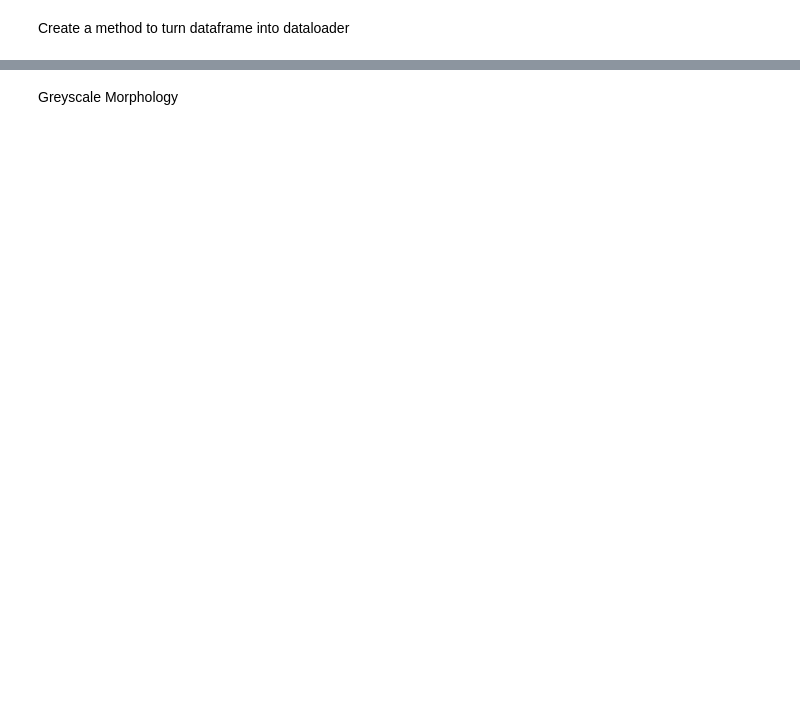
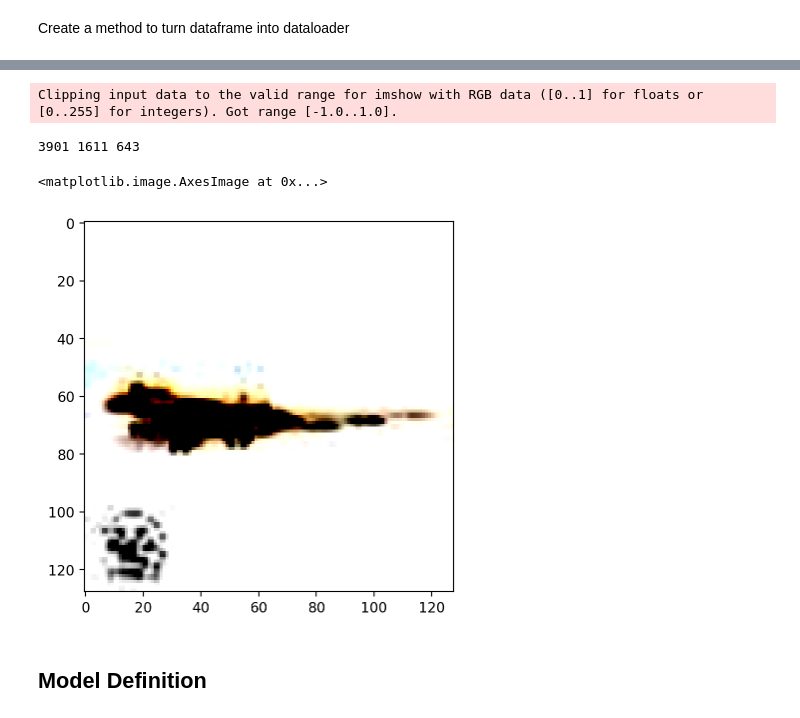
Before and after one commit to AriSinervo/CSE-144-Gecko-Classification-, a Jupyter notebook: Gecko_Morph_Classification.ipynb, the cells around one changed output, grey strips where cells are left out. Drawn from its saved outputs; the diff is of its cells as text; code cells hidden in the pictures; blank space fills up the shorter version.

```diff
--- a/Gecko_Morph_Classification.ipynb
+++ b/Gecko_Morph_Classification.ipynb
@@ -337,2 +625,0 @@ data_augmentation = tf.keras.Sequential([
-# %% [markdown]
-Greyscale Morphology
@@ -341,0 +682,47 @@ Greyscale Morphology
+# %%
+transform_train = transforms.Compose([
+    transforms.RandomResizedCrop(size=(im_size, im_size), scale=(0.8, 1.2)),
+    transforms.RandomHorizontalFlip(),
+    transforms.RandomVerticalFlip(),
+    transforms.RandomRotation(90),
+    transforms.RandomAffine(degrees=0, translate=(0.1, 0.1)),
+    transforms.ToTensor(),
+    FixedContrastTransform(2.5),
+    transforms.Normalize((0.5, 0.5, 0.5), (0.5, 0.5, 0.5))
+    #transforms.Normalize(mean=mean, std=std)
+])
+
+transform_test = transforms.Compose([
+    transforms.Resize((im_size, im_size)),
+    transforms.ToTensor(),
+    FixedContrastTransform(2.5),
+    transforms.Normalize((0.5, 0.5, 0.5), (0.5, 0.5, 0.5))
+])
+# %%
+perm = torch.randperm(784)
+random.seed(time.time())
+#train_df, test_df = train_test_split(df_cleaned, test_size=0.2, random_state=random.randint(0, 100))
+#train_df, test_df = train_test_split(distr_color, test_size=0.2, random_state=random.randint(0, 100))
+#train_df, val_df = train_test_split(df_cleaned, test_size=0.1, random_state=random.randint(0, 100))
+#test_df = drop_rows(test_df, image_names_to_drop)
+#print(len(train_df), len(test_df))
+#print(len(train_df), len(val_df), len(test_df))
+#val_df = val_df.iloc[:-4]
+print(len(train_df), len(val_df), len(test_df))
+
+batch_size = 32
+gecko_dataloader_train = Df_Loader(train_df, batch_size=batch_size, shuffle=True, transform=transform_train)
+gecko_dataloader_val = Df_Loader(val_df, batch_size=batch_size, shuffle=True, transform=transform_test)
+gecko_dataloader_test = Df_Loader(test_df, batch_size=batch_size, shuffle=True, transform=transform_test)
+
+
+image, _ = gecko_dataloader_val.dataset.__getitem__(0)
+image = image.permute(1,2,0)
+plt.imshow(image, cmap=plt.cm.binary)
+# %% [output]
+Clipping input data to the valid range for imshow with RGB data ([0..1] for floats or [0..255] for integers). Got range [-1.0..1.0].
+3901 1611 643
+<matplotlib.image.AxesImage at 0x...>
+[figure, added]
+# %% [markdown]
+## Model Definition
```
Also changed, not shown: parts of 96 cells of this notebook, 4 other files.
